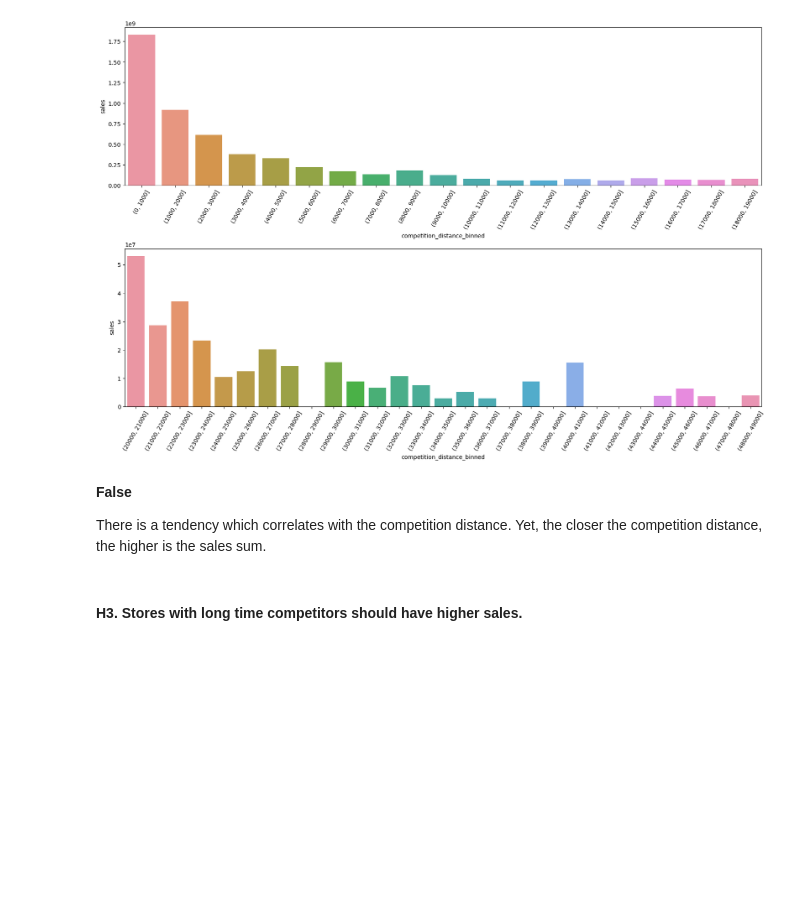
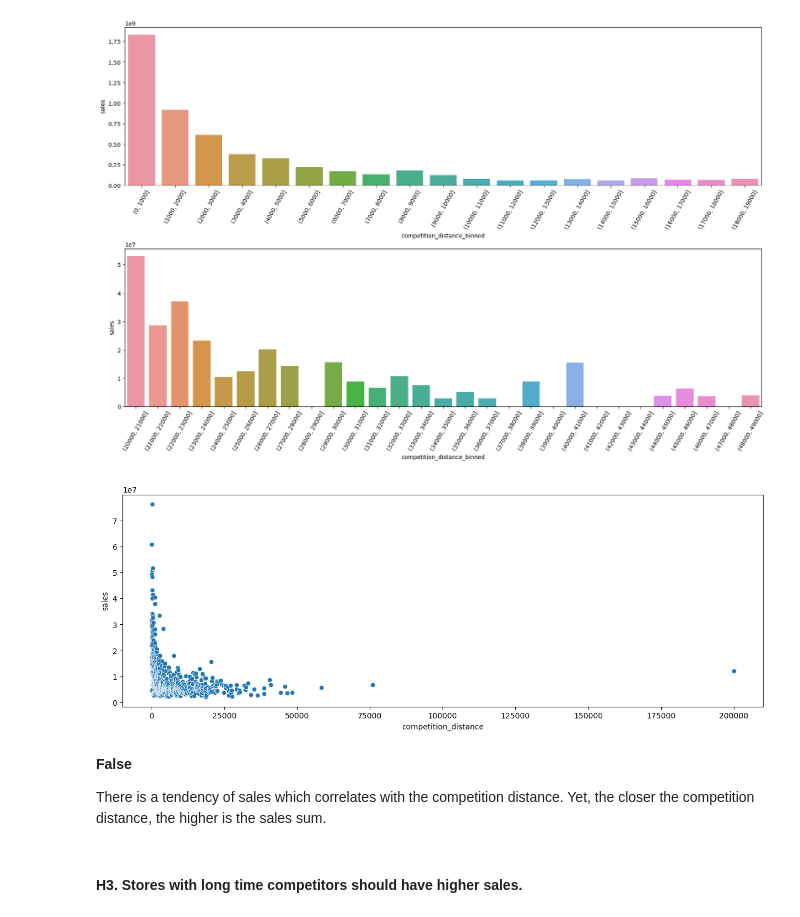
Before and after one commit to lucasquemelli/Rossman_Store_Sales, a Jupyter notebook: rossmann_store_sales.ipynb, the cells around one changed output. Cells and saved outputs as stored; diff of their text form; code cells hidden in the pictures; blank space fills up the shorter version.

```diff
--- a/rossmann_store_sales.ipynb
+++ b/rossmann_store_sales.ipynb
@@ -1058,10 +1053,16 @@ plt.xticks(rotation=60);
 plt.subplots_adjust(hspace=0.4)
 # %% [output]
 [figure]
+# %%
+plt.figure(figsize = (15,5))
+
+sns.scatterplot(x="competition_distance", y="sales", data=aux1);
+# %% [output]
+[figure, added]
 # %% [markdown]
 **False**
 
-There is a tendency which correlates with the competition distance. Yet, the closer the competition distance, the higher is the sales sum.
+There is a tendency of sales which correlates with the competition distance. Yet, the closer the competition distance, the higher is the sales sum.
 # %% [markdown]
 #### **H3.** Stores with long time competitors should have higher sales.
 # %% [markdown]
```
Also changed, not shown: parts of 10 cells of this notebook.
